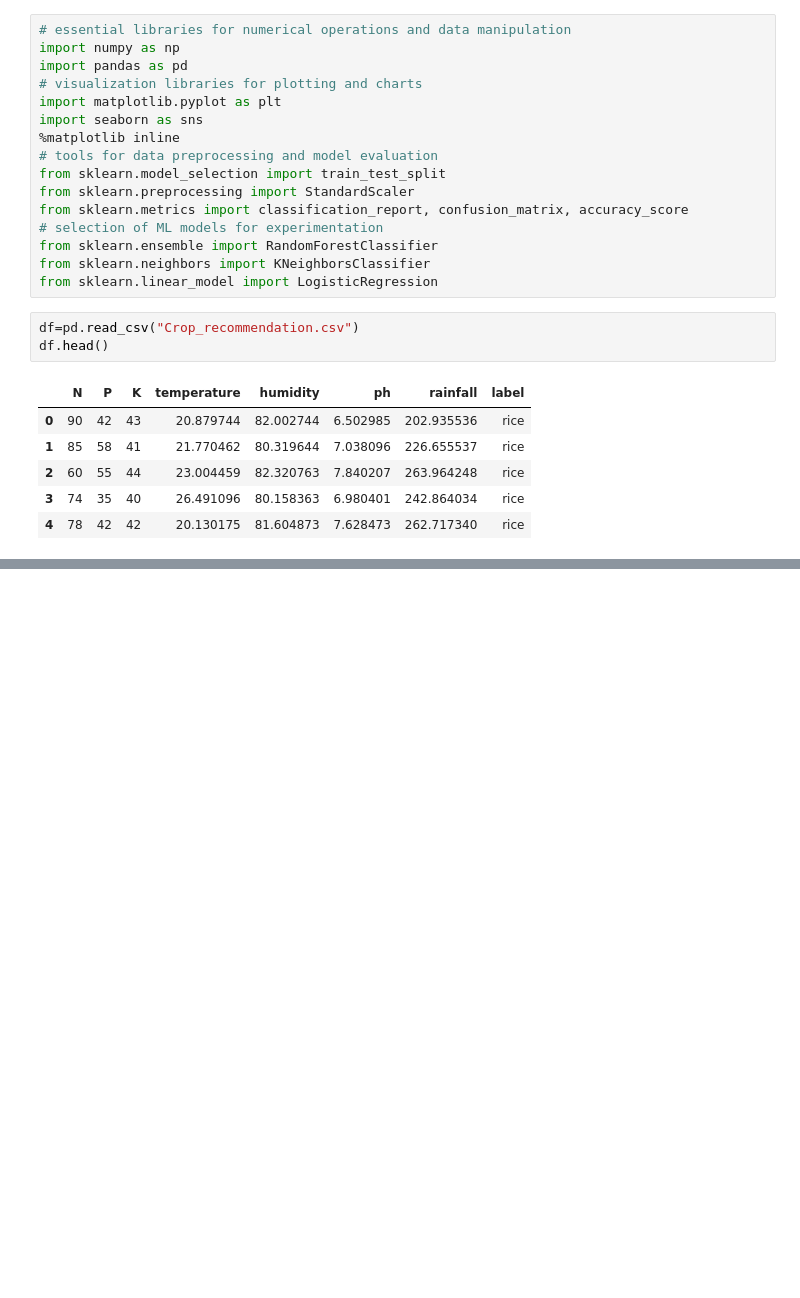
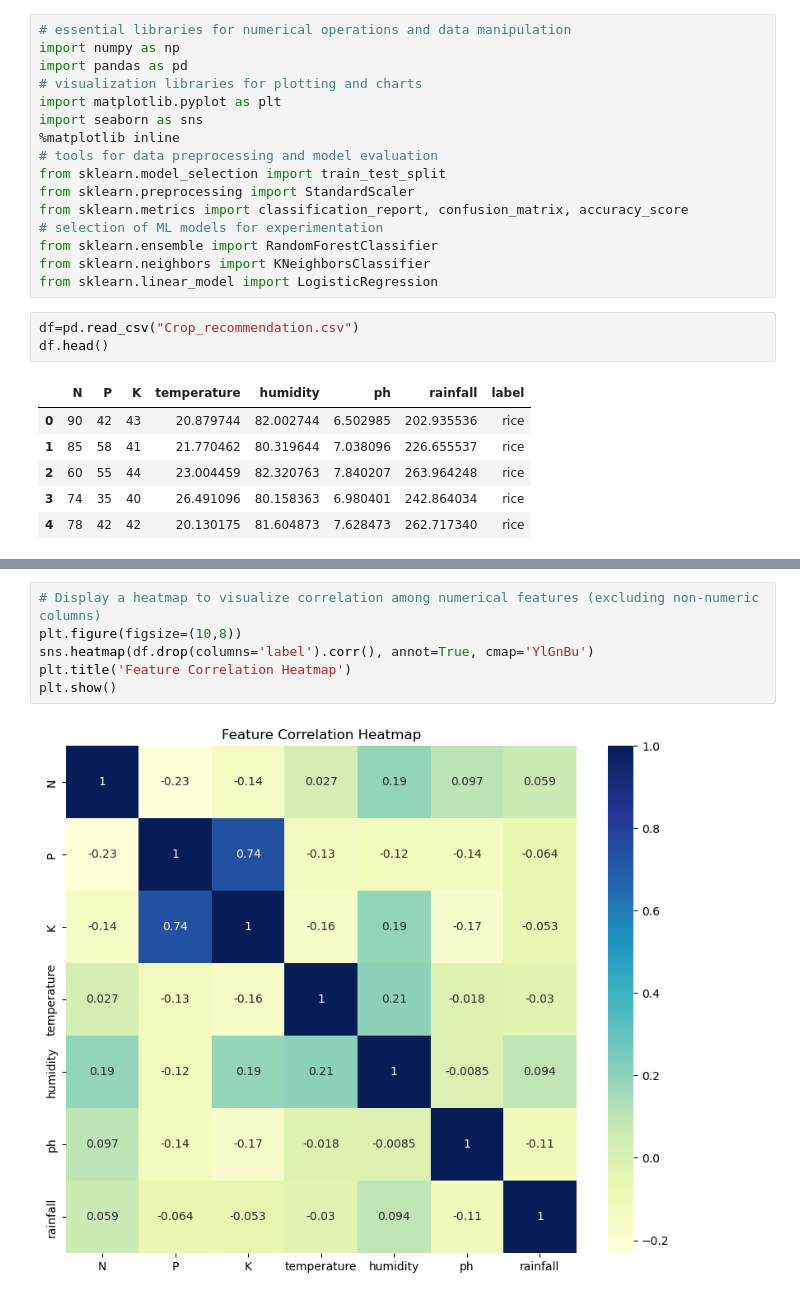
Before and after one commit to Marcos-brown/Crop_Reccommendation, a Jupyter notebook: Crop_Recommendation.ipynb, the cells around one changed output, grey strips where cells are left out. Cells and saved outputs as stored; diff of their text form; blank space fills up the shorter version.

```diff
--- a/Crop_Recommendation.ipynb
+++ b/Crop_Recommendation.ipynb
@@ -26,0 +106,8 @@ df.head()
+# %%
+# Display a heatmap to visualize correlation among numerical features (excluding non-numeric columns)
+plt.figure(figsize=(10,8))
+sns.heatmap(df.drop(columns='label').corr(), annot=True, cmap='YlGnBu')
+plt.title('Feature Correlation Heatmap')
+plt.show()
+# %% [output]
+[figure, added]
```
Also changed, not shown: parts of 19 cells of this notebook.
